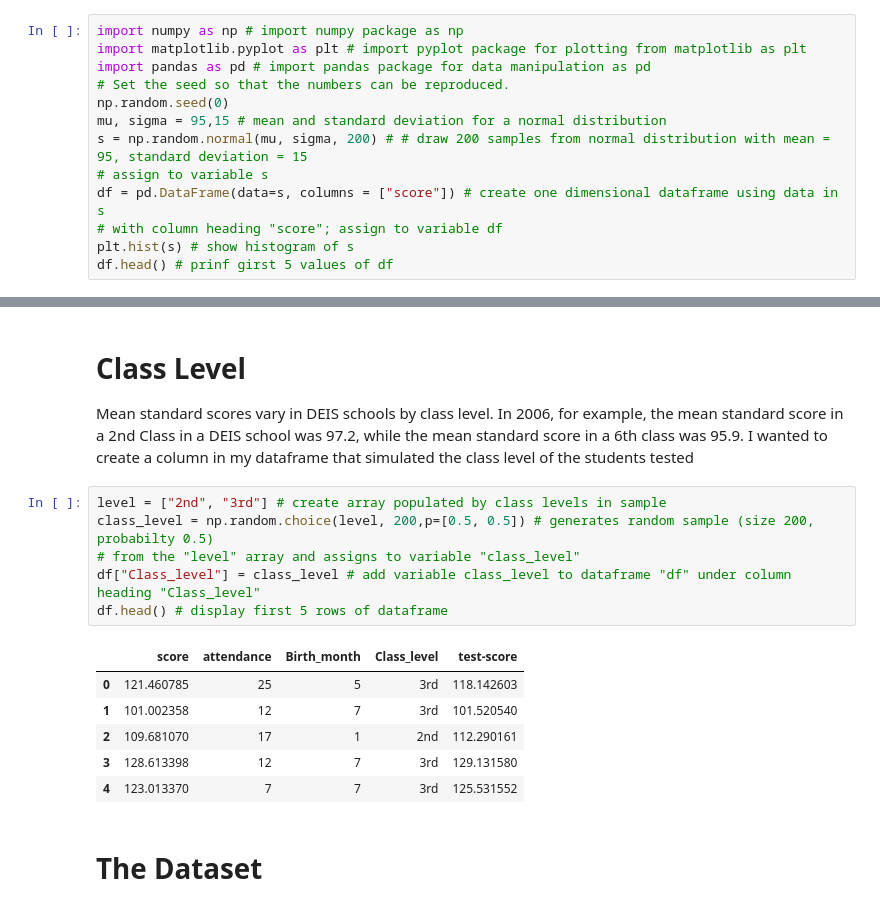
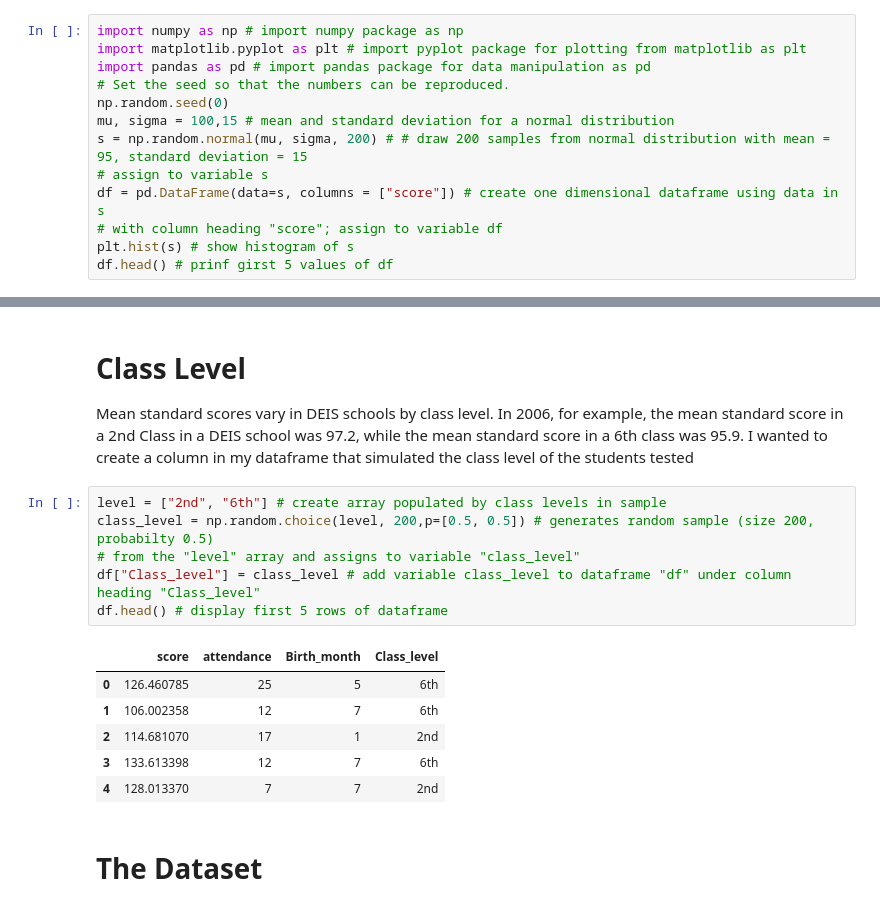
Before and after one commit to michealcannon/programming-project, a Jupyter notebook: Programming Project.ipynb, the cells around one changed output, grey strips where cells are left out. Saved outputs shown, nothing was run; the diff lists cells and outputs as text.

Commit message:
adapted algorithm to show effect of class level on simulated scores

```diff
--- a/Programming Project.ipynb
+++ b/Programming Project.ipynb
@@ -6,7 +6,7 @@ import matplotlib.pyplot as plt # import pyplot package for plotting from matplo
 import pandas as pd # import pandas package for data manipulation as pd
 # Set the seed so that the numbers can be reproduced.
 np.random.seed(0)
-mu, sigma = 95,15 # mean and standard deviation for a normal distribution
+mu, sigma = 100,15 # mean and standard deviation for a normal distribution
 s = np.random.normal(mu, sigma, 200) # # draw 200 samples from normal distribution with mean = 95, standard deviation = 15
 # assign to variable s
 df = pd.DataFrame(data=s, columns = ["score"]) # create one dimensional dataframe using data in s
@@ -64,17 +65,17 @@ df.head() # display first 5 rows of dataframe
 # Class Level
 Mean standard scores vary in DEIS schools by class level. In 2006, for example, the mean standard score in a 2nd Class in a DEIS school was 97.2, while the mean standard score in a 6th class was 95.9. I wanted to create a column in my dataframe that simulated the class level of the students tested
 # %%
-level = ["2nd", "3rd"] # create array populated by class levels in sample
+level = ["2nd", "6th"] # create array populated by class levels in sample
 class_level = np.random.choice(level, 200,p=[0.5, 0.5]) # generates random sample (size 200, probabilty 0.5)
 # from the "level" array and assigns to variable "class_level"
 df["Class_level"] = class_level # add variable class_level to dataframe "df" under column heading "Class_level"
 df.head() # display first 5 rows of dataframe
 # %% [output]
-|  | score | attendance | Birth_month | Class_level | test-score |
-| 0 | 121.460785 | 25 | 5 | 3rd | 118.142603 |
-| 1 | 101.002358 | 12 | 7 | 3rd | 101.520540 |
-| 2 | 109.681070 | 17 | 1 | 2nd | 112.290161 |
-| 3 | 128.613398 | 12 | 7 | 3rd | 129.131580 |
-| 4 | 123.013370 | 7 | 7 | 3rd | 125.531552 |
+|  | score | attendance | Birth_month | Class_level |
+| 0 | 126.460785 | 25 | 5 | 6th |
+| 1 | 106.002358 | 12 | 7 | 6th |
+| 2 | 114.681070 | 17 | 1 | 2nd |
+| 3 | 133.613398 | 12 | 7 | 6th |
+| 4 | 128.013370 | 7 | 7 | 2nd |
 # %% [markdown]
 # The Dataset
```
Also changed, not shown: parts of 5 cells of this notebook.
